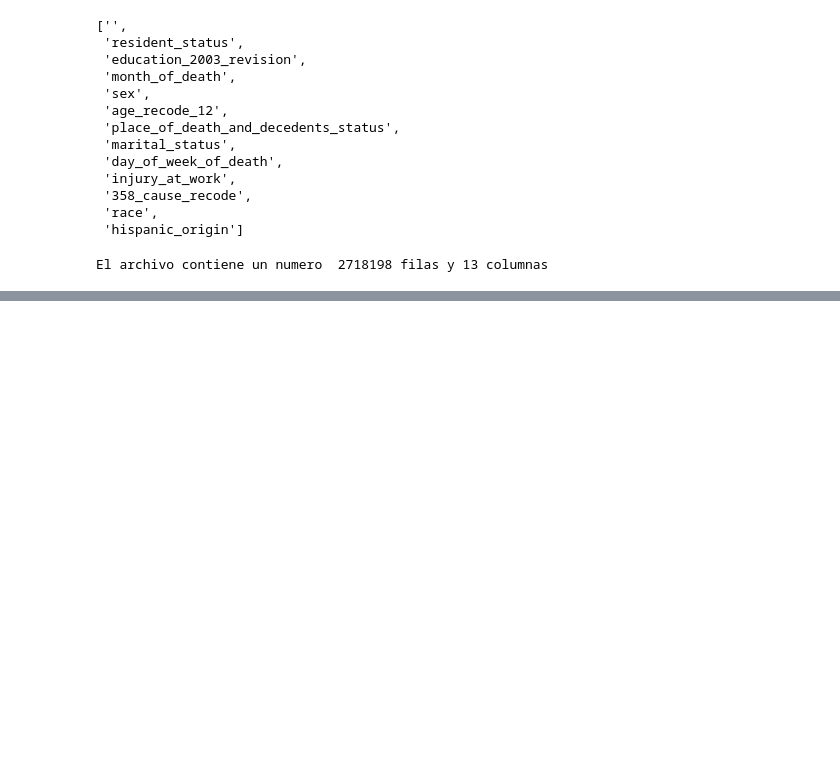
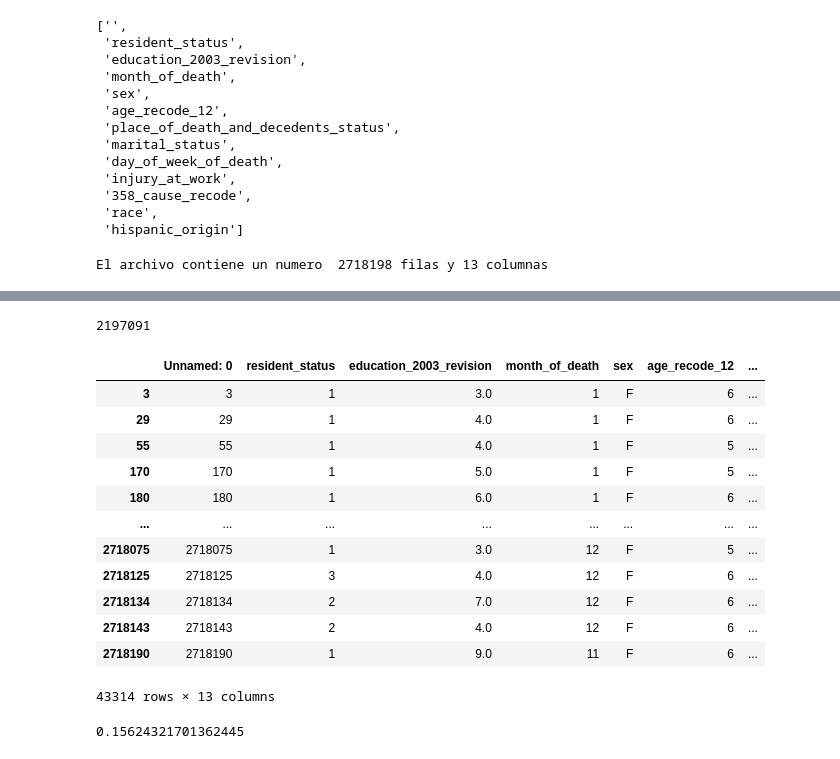
Before and after one commit to blackbrs/diplomado, a Jupyter notebook: Modulo 3/Laboratorio2Modulo3.ipynb, the cells around one changed output, grey strips where cells are left out. Drawn from its saved outputs; the diff is of its cells as text; code cells hidden in the pictures; blank space fills up the shorter version.

```diff
--- a/Modulo 3/Laboratorio2Modulo3.ipynb
+++ b/Modulo 3/Laboratorio2Modulo3.ipynb
@@ -85,3 +85,33 @@ pd.read_json("D:\Diplomado\Laboratorios\Modulo 3\MuertesEstadosUnidos.js",orient
 | 2718196 | 2718196 | 4 | 9.0 | 7 | M | 10 | ... |
 | 2718197 | 2718197 | 1 | 9.0 | 12 | M | 10 | ... |
 2718198 rows × 13 columns
+# %%
+#Consulta 1: Conociendo la cantidad de personas que eran residentes y murieron, dado el dataset de muertes
+len(datos_muertes[datos_muertes["resident_status"] == 1])
+# %% [output]
+2197091
+# %%
+#Consulta 2: Conociendo las muejeres entre 25 a 44 años que murieron para esta dataset
+muertes_25_44 = datos_muertes[datos_muertes["age_recode_12"].between(5,6)]
+muertes_25_44[muertes_25_44["sex"] == "F"]
+# %% [output]
+|  | Unnamed: 0 | resident_status | education_2003_revision | month_of_death | sex | age_recode_12 | ... |
+| 3 | 3 | 1 | 3.0 | 1 | F | 6 | ... |
+| 29 | 29 | 1 | 4.0 | 1 | F | 6 | ... |
+| 55 | 55 | 1 | 4.0 | 1 | F | 5 | ... |
+| 170 | 170 | 1 | 5.0 | 1 | F | 5 | ... |
+| 180 | 180 | 1 | 6.0 | 1 | F | 6 | ... |
+| ... | ... | ... | ... | ... | ... | ... | ... |
+| 2718075 | 2718075 | 1 | 3.0 | 12 | F | 5 | ... |
+| 2718125 | 2718125 | 3 | 4.0 | 12 | F | 6 | ... |
+| 2718134 | 2718134 | 2 | 7.0 | 12 | F | 6 | ... |
+| 2718143 | 2718143 | 2 | 4.0 | 12 | F | 6 | ... |
+| 2718190 | 2718190 | 1 | 9.0 | 11 | F | 6 | ... |
+43314 rows × 13 columns
+# %%
+# Consulta 3: Conociendo todas las personas que murieron a causa de una herida en el lugar de trabajo
+# Y obtener el porcentaje respecto a todo el dataset
+heridas_lugar_trabajo = datos_muertes[datos_muertes["injury_at_work"] == "Y"]
+(len(heridas_lugar_trabajo) / len(datos_muertes))*100.0
+# %% [output]
+0.15624321701362445
```
Also changed, not shown: parts of 5 cells of this notebook, 5 other files.
